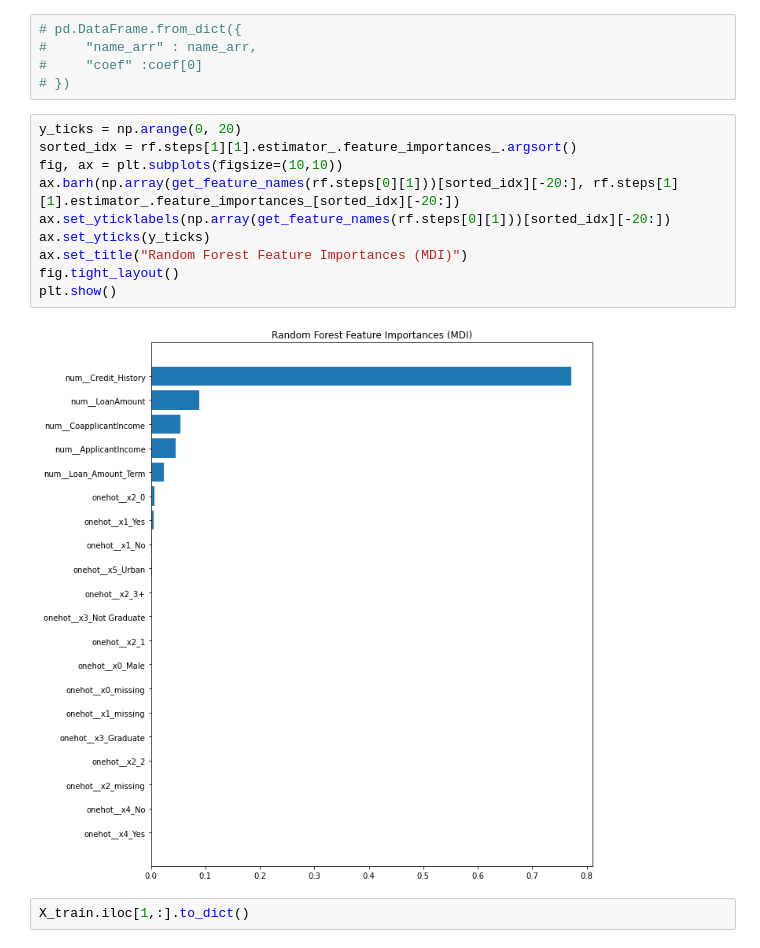
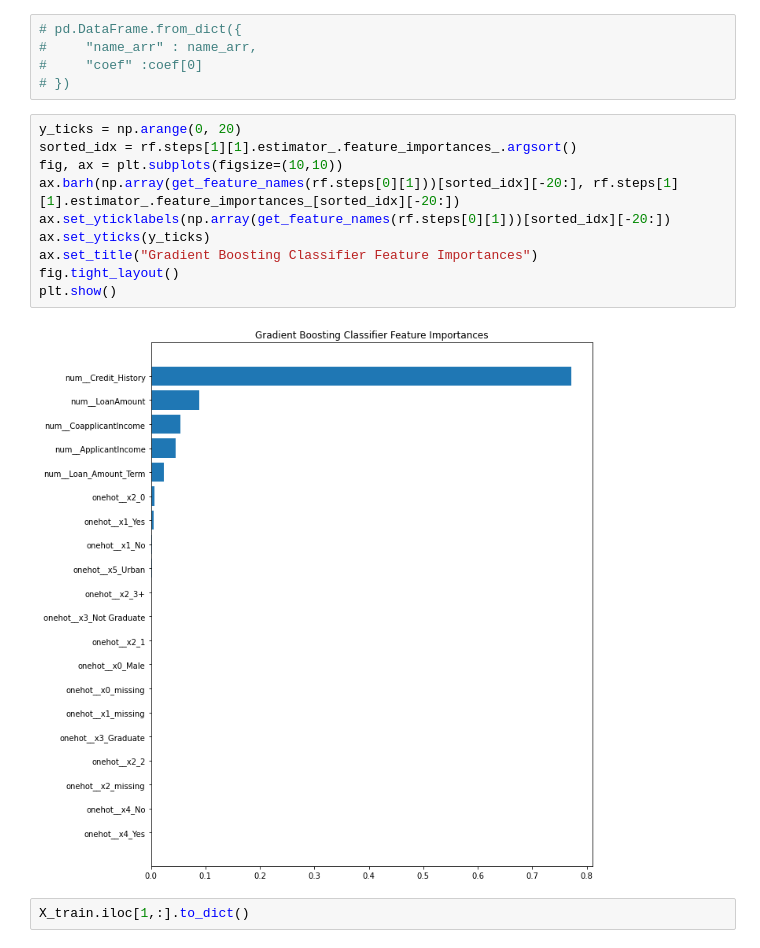
Before and after one commit to diazdez/Project-3, a Jupyter notebook: Classification models.ipynb, the cells around one changed output. Cells and saved outputs as stored; diff of their text form.

```diff
--- a/Classification models.ipynb
+++ b/Classification models.ipynb
@@ -448,15 +463,15 @@ name_arr = np.array(get_feature_names(rf.steps[0][1]))
 # %%
 y_ticks = np.arange(0, 20)
 sorted_idx = rf.steps[1][1].estimator_.feature_importances_.argsort()
 fig, ax = plt.subplots(figsize=(10,10))
 ax.barh(np.array(get_feature_names(rf.steps[0][1]))[sorted_idx][-20:], rf.steps[1][1].estimator_.feature_importances_[sorted_idx][-20:])
 ax.set_yticklabels(np.array(get_feature_names(rf.steps[0][1]))[sorted_idx][-20:])
 ax.set_yticks(y_ticks)
-ax.set_title("Random Forest Feature Importances (MDI)")
+ax.set_title("Gradient Boosting Classifier Feature Importances")
 fig.tight_layout()
 plt.show()
 # %% [output]
-[figure, old version]
+[figure, new version]
 # %%
 X_train.iloc[1,:].to_dict()
 # %% [output]
```
Also changed, not shown: parts of 1 cell of this notebook, 4 other files.
